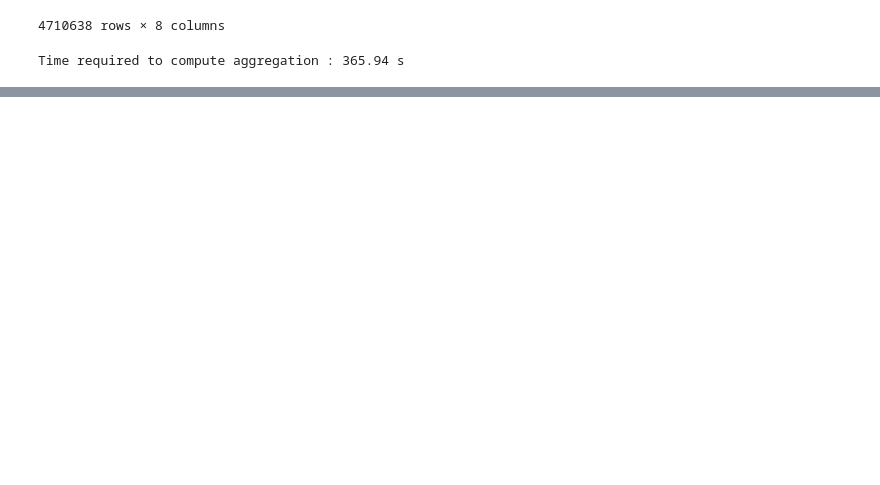
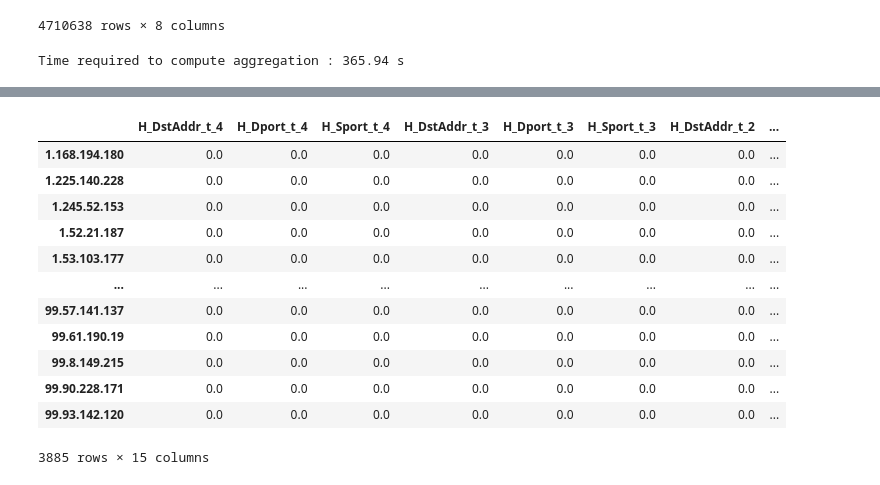
Before and after one commit to mgendr/CTU_13_Supervision_Des_Systemes, a Jupyter notebook: KGB.ipynb, the cells around one changed output, grey strips where cells are left out. Drawn from its saved outputs; the diff is of its cells as text; code cells hidden in the pictures; blank space fills up the shorter version.

```diff
--- a/KGB.ipynb
+++ b/KGB.ipynb
@@ -52,6 +53,7 @@ def preprocess_df(df):
     df["Backgroung_label"] = df.Label.str.contains("Background")
     df["Normal_label"] = df.Label.str.contains("Normal")
     df["Botnet_label"] = df.Label.str.contains("Botnet")
+    df["StartTime"] = pd.to_datetime(df["StartTime"])
     return df
 df = preprocess_df(df)
 #df = df.iloc[0:100]
@@ -104,0 +145,55 @@ Time required to compute aggregation : 365.94 s
+# %%
+def compute_contexte_vector(df, window_time = 5, verbose = False, fillna= True):
+    # window_time : the window_time which will be considered
+    to_keep = ["StartTime","SrcAddr","DstAddr","Sport", "Dport","Label","Backgroung_label","Normal_label","Botnet_label"]
+    df_for_entropies = df[to_keep]
+
+    last_time = df_for_entropies.StartTime.max()
+    time_min = last_time - pd.Timedelta(f"{window_time} minutes")
+    df_for_entropies = df_for_entropies[df_for_entropies.StartTime>=time_min]
+
+    #print(df_for_entropies)
+    tmp_mesure = time.time_ns()
+    base = 10
+    entropy_agg =  lambda x : entropy(x.value_counts(), base=base)
+    futur_df = pd.DataFrame({"SrcIP" : df_for_entropies.SrcAddr.unique()}).set_index("SrcIP")
+
+    for i in range(window_time) :
+        start = time_min + pd.Timedelta(f"{i} minutes")
+        end = start + pd.Timedelta(f"{1} minutes")
+        current_minute = df_for_entropies[(df_for_entropies.StartTime>=start) & (df_for_entropies.StartTime<end)]
+
+        df_with_Entropies = current_minute.groupby(by = "SrcAddr").agg({'DstAddr': entropy_agg,
+                                                                                'Dport': entropy_agg,
+                                                                                 'Sport': entropy_agg})
+        id_name = window_time-i-1
+        df_with_Entropies.rename(columns = {"DstAddr" : f"H_DstAddr_t_{id_name}",
+                                            "Dport" : f"H_Dport_t_{id_name}",
+                                            "Sport" : f"H_Sport_t_{id_name}"}, inplace = True)
+        futur_df = futur_df.merge(df_with_Entropies, left_index = True, right_index = True, how = "outer")
+
+    if verbose :
+        print(f"Time required to compute aggregation : {np.round((time.time_ns() - tmp_mesure)/(10**9),2)} s")
+    # Consequently, for successful detection, at least two flows per five minutes are needed.
+    if fillna :
+        futur_df = futur_df.fillna(0)
+
+    return futur_df
+
+
+context = compute_contexte_vector(df, window_time = 5)
+context
+# %% [output]
+|  | H_DstAddr_t_4 | H_Dport_t_4 | H_Sport_t_4 | H_DstAddr_t_3 | H_Dport_t_3 | H_Sport_t_3 | H_DstAddr_t_2 | ... |
+| 1.168.194.180 | 0.0 | 0.0 | 0.0 | 0.0 | 0.0 | 0.0 | 0.0 | ... |
+| 1.225.140.228 | 0.0 | 0.0 | 0.0 | 0.0 | 0.0 | 0.0 | 0.0 | ... |
+| 1.245.52.153 | 0.0 | 0.0 | 0.0 | 0.0 | 0.0 | 0.0 | 0.0 | ... |
+| 1.52.21.187 | 0.0 | 0.0 | 0.0 | 0.0 | 0.0 | 0.0 | 0.0 | ... |
+| 1.53.103.177 | 0.0 | 0.0 | 0.0 | 0.0 | 0.0 | 0.0 | 0.0 | ... |
+| ... | ... | ... | ... | ... | ... | ... | ... | ... |
+| 99.57.141.137 | 0.0 | 0.0 | 0.0 | 0.0 | 0.0 | 0.0 | 0.0 | ... |
+| 99.61.190.19 | 0.0 | 0.0 | 0.0 | 0.0 | 0.0 | 0.0 | 0.0 | ... |
+| 99.8.149.215 | 0.0 | 0.0 | 0.0 | 0.0 | 0.0 | 0.0 | 0.0 | ... |
+| 99.90.228.171 | 0.0 | 0.0 | 0.0 | 0.0 | 0.0 | 0.0 | 0.0 | ... |
+| 99.93.142.120 | 0.0 | 0.0 | 0.0 | 0.0 | 0.0 | 0.0 | 0.0 | ... |
+3885 rows × 15 columns
```
Also changed, not shown: parts of 15 cells of this notebook.
